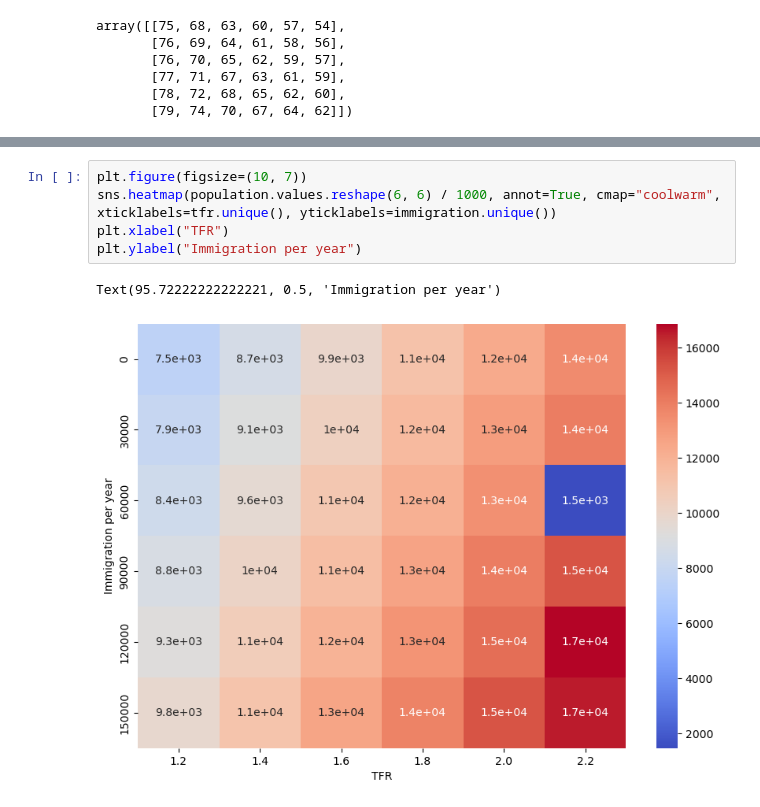
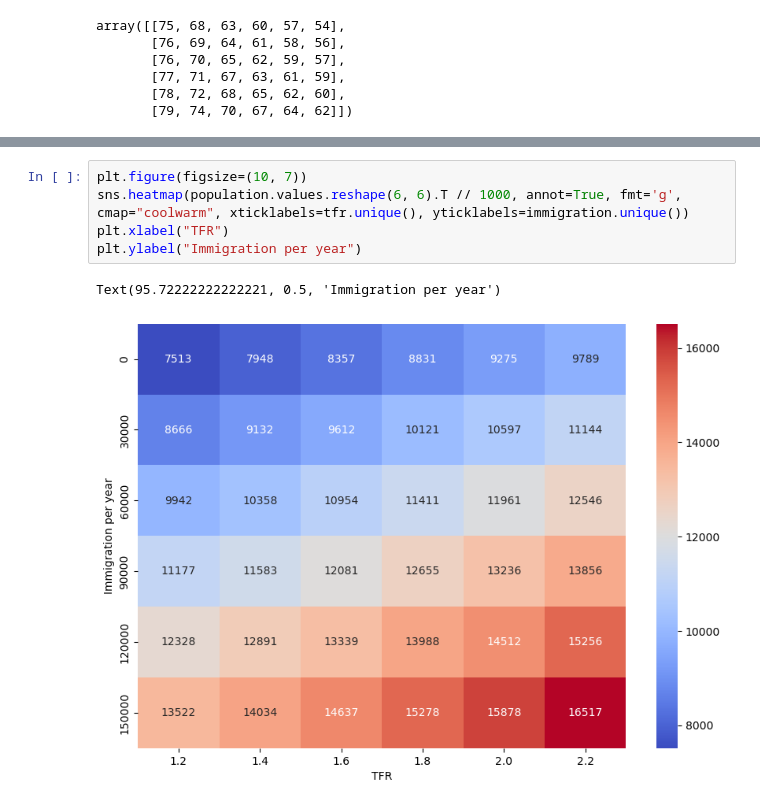
Before and after one commit to borisim/IV109, a Jupyter notebook: plot_data.ipynb, the cells around one changed output, grey strips where cells are left out. Cells and saved outputs as stored; diff of their text form.

```diff
--- a/plot_data.ipynb
+++ b/plot_data.ipynb
@@ -45,8 +65,8 @@ Text(95.72222222222221, 0.5, 'Immigration per year')
 # %%
 plt.figure(figsize=(10, 7))
-sns.heatmap(population.values.reshape(6, 6) / 1000, annot=True, cmap="coolwarm", xticklabels=tfr.unique(), yticklabels=immigration.unique())
+sns.heatmap(population.values.reshape(6, 6).T // 1000, annot=True, fmt='g', cmap="coolwarm", xticklabels=tfr.unique(), yticklabels=immigration.unique())
 plt.xlabel("TFR")
 plt.ylabel("Immigration per year")
 # %% [output]
 Text(95.72222222222221, 0.5, 'Immigration per year')
-[figure, old version]
+[figure, new version]
```
Also changed, not shown: parts of 7 cells of this notebook, 1 other file.
